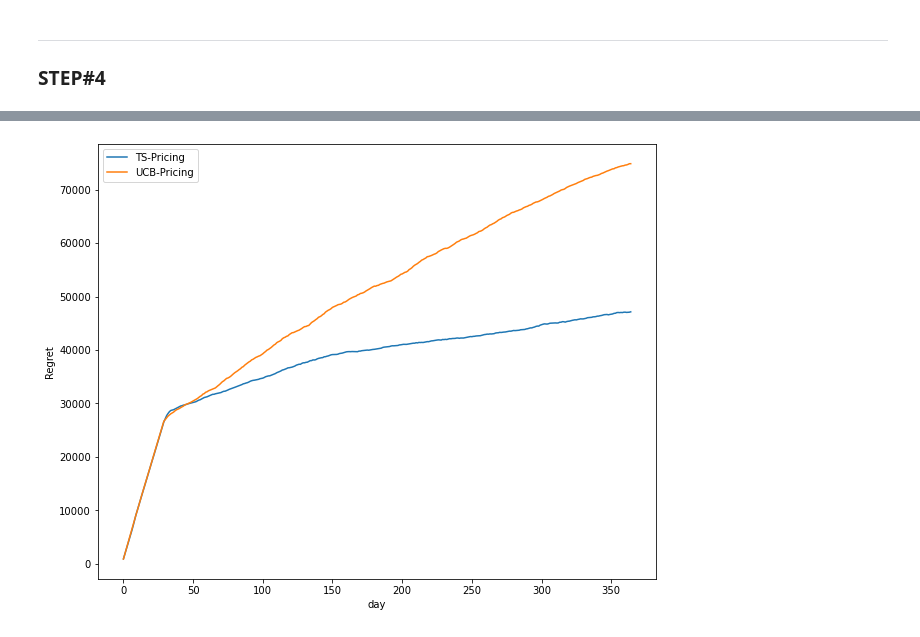
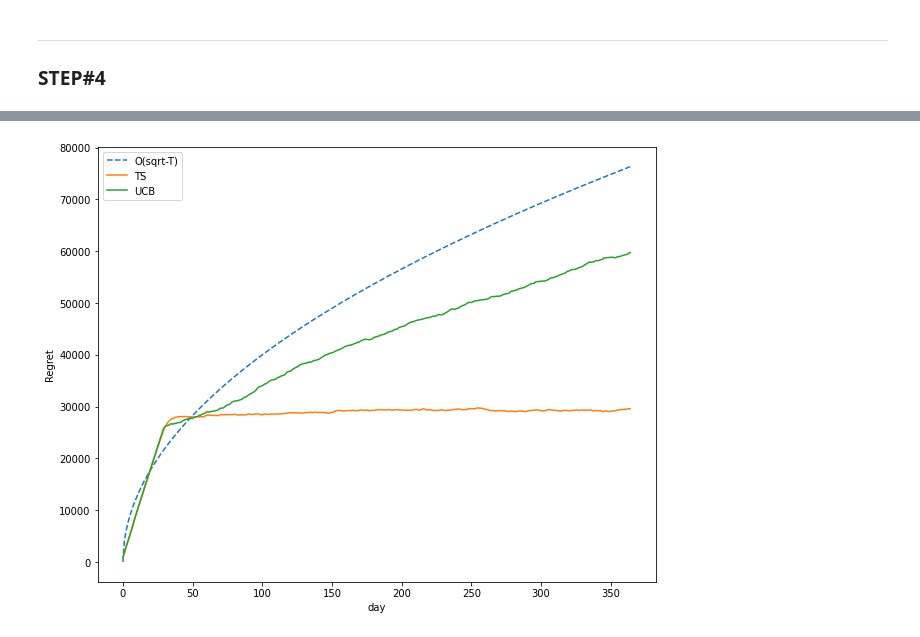
Before and after one commit to fcolombo7/DataIntelligenceApplications, a Jupyter notebook: _debug_CompleteEnv.ipynb, the cells around one changed output, grey strips where cells are left out. Drawn from its saved outputs; the diff is of its cells as text; code cells hidden in the pictures.

```diff
--- a/_debug_CompleteEnv.ipynb
+++ b/_debug_CompleteEnv.ipynb
@@ -15,6 +24,5 @@ from learners.pricing.ucb import UCB
 # %%
-dg = StandardDataGenerator(filename='src/basic005.json')
-features = dg.get_features()
+dg = StandardDataGenerator(filename=src)
 margins = dg.get_margins()
 # %%
 print('\n', 15 * '-', 'SIMULATION PARAMS', '-' * 15)
@@ -36,21 +44,22 @@ for learner in learners_to_test:
     rewards_per_experiment[learner.LEARNER_NAME] = []
 # %%
 for e in range(n_experiments):
-    print(f'\n\nrunning experiment {e + 1}/{n_experiments}...')
+    print(f'running experiment {e + 1}/{n_experiments}...\n')
     test_instances = []
     for learner in learners_to_test:
         test_instances.append((learner(arm_values=margins),
-                               CompleteEnvironment(src='src/basic005.json')))
+                               CompleteEnvironment(src=src)))
     for t in range(T):
         for learner, env in test_instances:
             learner.next_day()
             past_arms = env.get_selected_arms_at_day(t - 30, keep=False, filter_purchases=True)
+            _ = env.get_collected_user_features_at_day(t - 30, keep=False, filter_purchases=True) # past features not usefull here
             month_purchases = env.get_next_purchases_at_day(t, keep=False, filter_purchases=True)
             if month_purchases is not None:
                 for arm, n_purchases in zip(past_arms, month_purchases):
                     learner.update_single_future_purchase(arm, n_purchases)
             pulled_arm = learner.pull_arm()
-            daily_reward = env.day_round(pulled_arm, selected_bid=selected_bid, fixed_adv=True)
+            daily_reward, _, _ = env.day_round(pulled_arm, selected_bid=selected_bid, fixed_adv=True)
             for outcome, cost in daily_reward:
                 learner.update(pulled_arm, outcome, cost)
     for learner, _ in test_instances:
@@ -140,12 +153,12 @@ plt.show()
 from learners.pricing.contextual_learner import ContextualLearner
 from utils.context_generator import ContextGenerator
 # %%
-selected_bid = 4
+selected_bid = 3
 T = 365
-n_experiments = 10
+n_experiments = 5
 learners_to_test = [ThompsonSampling, UCB]
-cg_start_from = 150
-cg_confidence = 0.2
+cg_start_from = 60
+cg_confidence = 0.1
 cg_frequency = 10
 
 features = dg.get_features()
@@ -165,20 +178,20 @@ for learner in learners_to_test:
 for e in range(n_experiments):
     # Initialization of the learners to test and their related environment:
     # the list is composed of tuples (Learner, Environment)
-    print(f'\n\nrunning experiment {e + 1}/{n_experiments}...')
+    print(f'\nrunning experiment {e + 1}/{n_experiments}...\n')
     test_instances = []
 
     for learner in learners_to_test:
         context_learner = ContextualLearner(features, learner, **bandit_args)
         test_instances.append(
             (context_learner,
-             CompleteEnvironment(src='src/basic005.json'),
+             CompleteEnvironment(src=src),
              ContextGenerator(features=features,
                               contextual_learner=context_learner,
                               update_frequency=cg_frequency,
                               start_from=cg_start_from,
                               confidence=cg_confidence,
-                              verbose=0))
+                              verbose=1))
         )
     for t in range(T):
         for context_learner, env, context_generator in test_instances:
@@ -191,7 +204,7 @@ for e in range(n_experiments):
                 context_learner.update_next_purchases(past_arms, month_purchases, past_features)
 
             pulled_arms = context_learner.pull_arms()
-            daily_rewards = env.day_round(pulled_arms, selected_bid=selected_bid, fixed_adv=True)
+            daily_rewards, _, _ = env.day_round(pulled_arms, selected_bid=selected_bid, fixed_adv=True)
             daily_users_features = env.get_collected_user_features_at_day(t)
             daily_pulled_arms = env.get_selected_arms_at_day(t)
 
@@ -240,15 +253,16 @@ plt.show()
 # %%
 # Plotting the results
 plt.figure(figsize=(10,8))
 plt.ylabel("Regret")
 plt.xlabel("day")
+plt.plot(4000*np.sqrt(np.linspace(0,364,365)), '--')
 for val in rewards_per_experiment.values():
     plt.plot(np.cumsum(np.mean(disaggr_opt - val, axis=0)))
 
-plt.legend(rewards_per_experiment.keys())
+plt.legend(['O(sqrt-T)']+list(rewards_per_experiment.keys()))
 plt.show()
 # %% [output]
-[figure, old version]
+[figure, new version]
 # %%
 plt.figure(figsize=(10,8))
 plt.xlabel("day")
```
Also changed, not shown: parts of 8 cells of this notebook, 2 other files.
